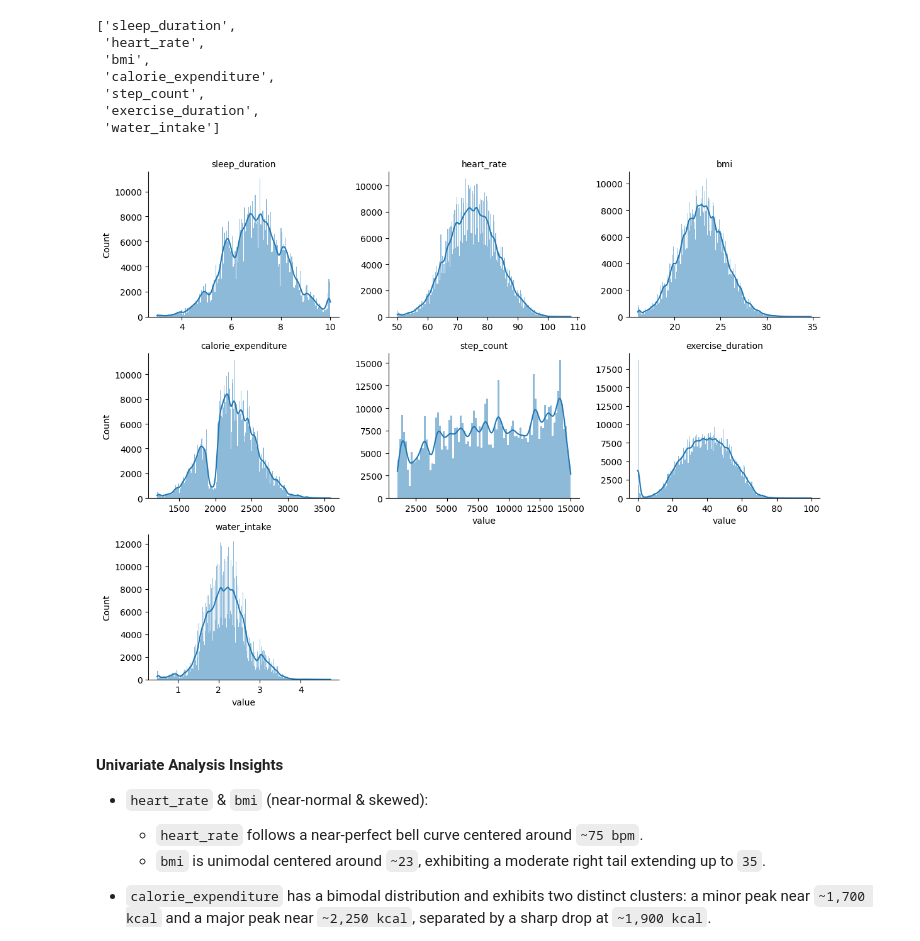
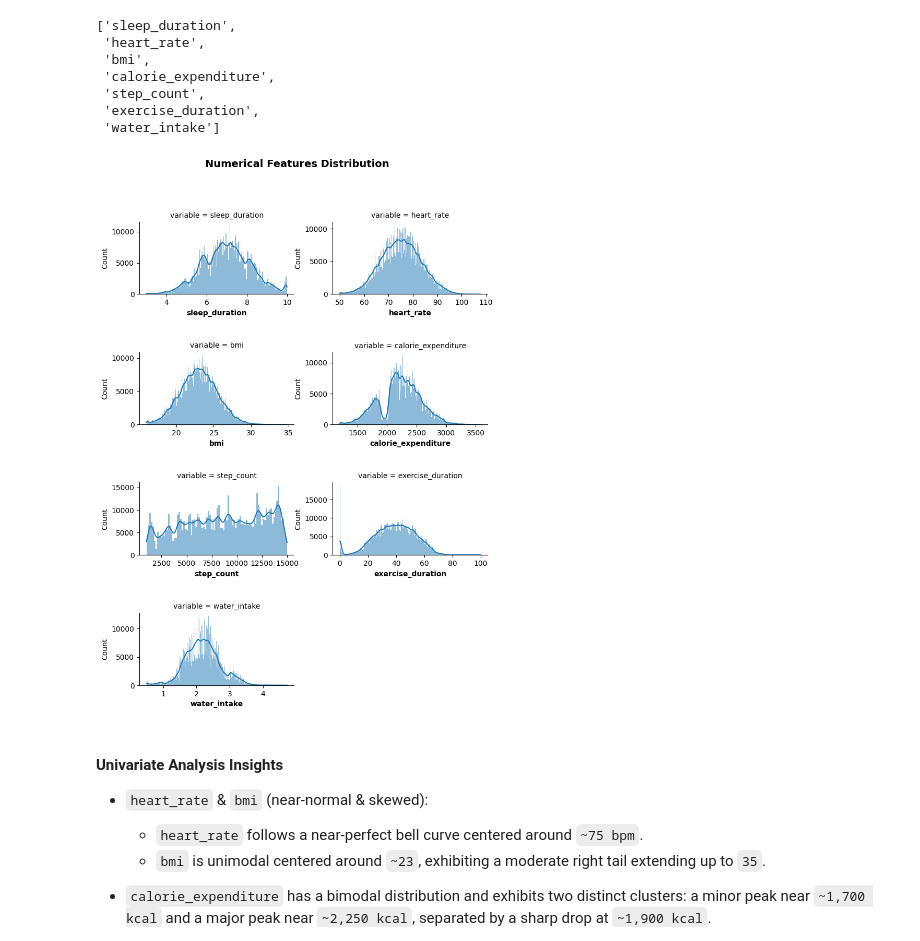
Before and after one commit to samrat-rm/Brain-Cache, a Jupyter notebook: Kaggle_notebooks/Emsemble/Student_Health_Risk/Student_Health_Risk_EDA.ipynb, the cells around one changed output. Drawn from its saved outputs; the diff is of its cells as text; code cells hidden in the pictures.

```diff
--- a/Kaggle_notebooks/Emsemble/Student_Health_Risk/Student_Health_Risk_EDA.ipynb
+++ b/Kaggle_notebooks/Emsemble/Student_Health_Risk/Student_Health_Risk_EDA.ipynb
@@ -380,21 +380,27 @@ num_df = df[quantative].melt()
 # %%
 g = sns.displot(
     data=num_df,
     x='value',
     col='variable',
-    col_wrap=3,
+    col_wrap=2,
     kind='hist',
     kde=True,
     common_bins=False,
     facet_kws={'sharex': False, 'sharey': False},
     height=3,
     aspect=1.3
 )
 
-g.set_titles(col_template="{col_name}")
+for ax, col_name in zip(g.axes.flat, num_df["variable"].unique()):
+    ax.set_xlabel(col_name, fontsize=10, fontweight="bold")
+    ax.set_ylabel("Count", fontsize=10)
+
+
+plt.subplots_adjust(top=0.82, bottom=0.08, hspace=0.8, wspace=0.25)
+g.fig.suptitle("Numerical Features Distribution", fontsize=14, fontweight="bold", y=0.92)
 plt.show()
 # %% [output]
-[figure, old version]
+[figure, new version]
 # %% [markdown]
 #### Univariate Analysis Insights
 
```
Also changed, not shown: parts of 12 cells of this notebook.
